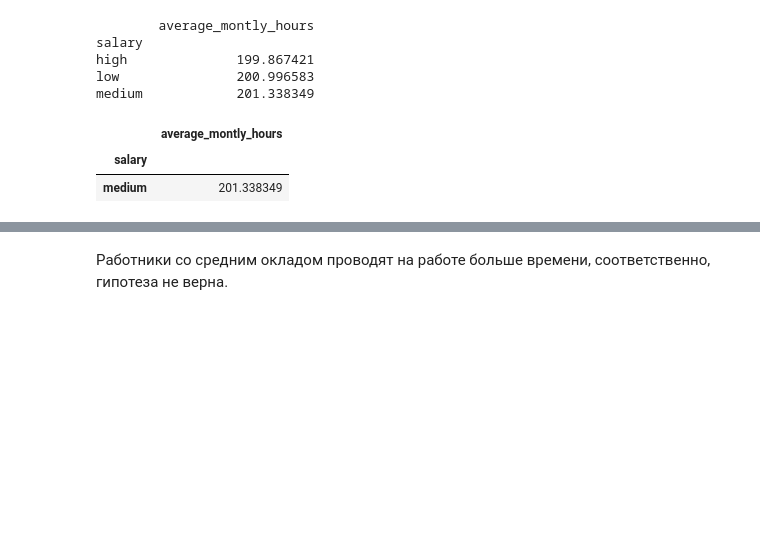
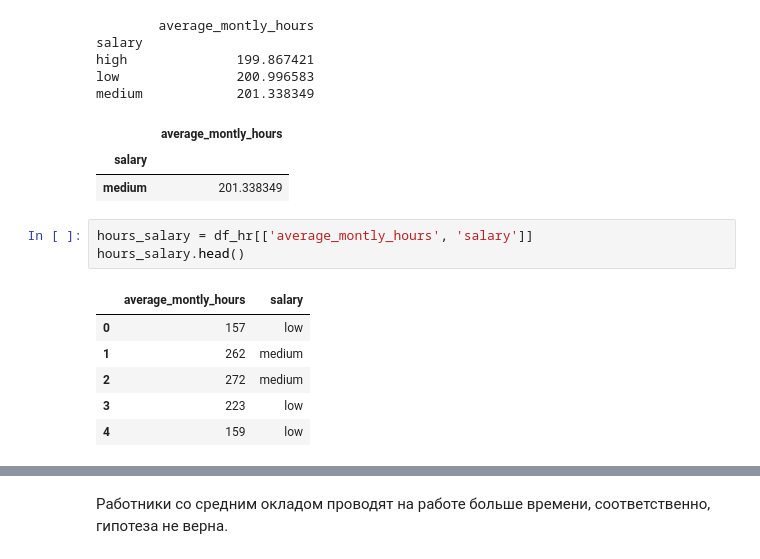
Before and after one commit to KseniyaBoeva/lessons, a Jupyter notebook: Диплом/Итоговая_работа.ipynb, the cells around one changed output, grey strips where cells are left out. Drawn from its saved outputs; the diff is of its cells as text; blank space fills up the shorter version.

```diff
--- a/Диплом/Итоговая_работа.ipynb
+++ b/Диплом/Итоговая_работа.ipynb
@@ -222,3 +225,13 @@ medium            201.338349
 |  | average_montly_hours |
 | salary |  |
 | medium | 201.338349 |
+# %%
+hours_salary = df_hr[['average_montly_hours', 'salary']]
+hours_salary.head()
+# %% [output]
+|  | average_montly_hours | salary |
+| 0 | 157 | low |
+| 1 | 262 | medium |
+| 2 | 272 | medium |
+| 3 | 223 | low |
+| 4 | 159 | low |
```
Also changed, not shown: parts of 14 cells of this notebook.
